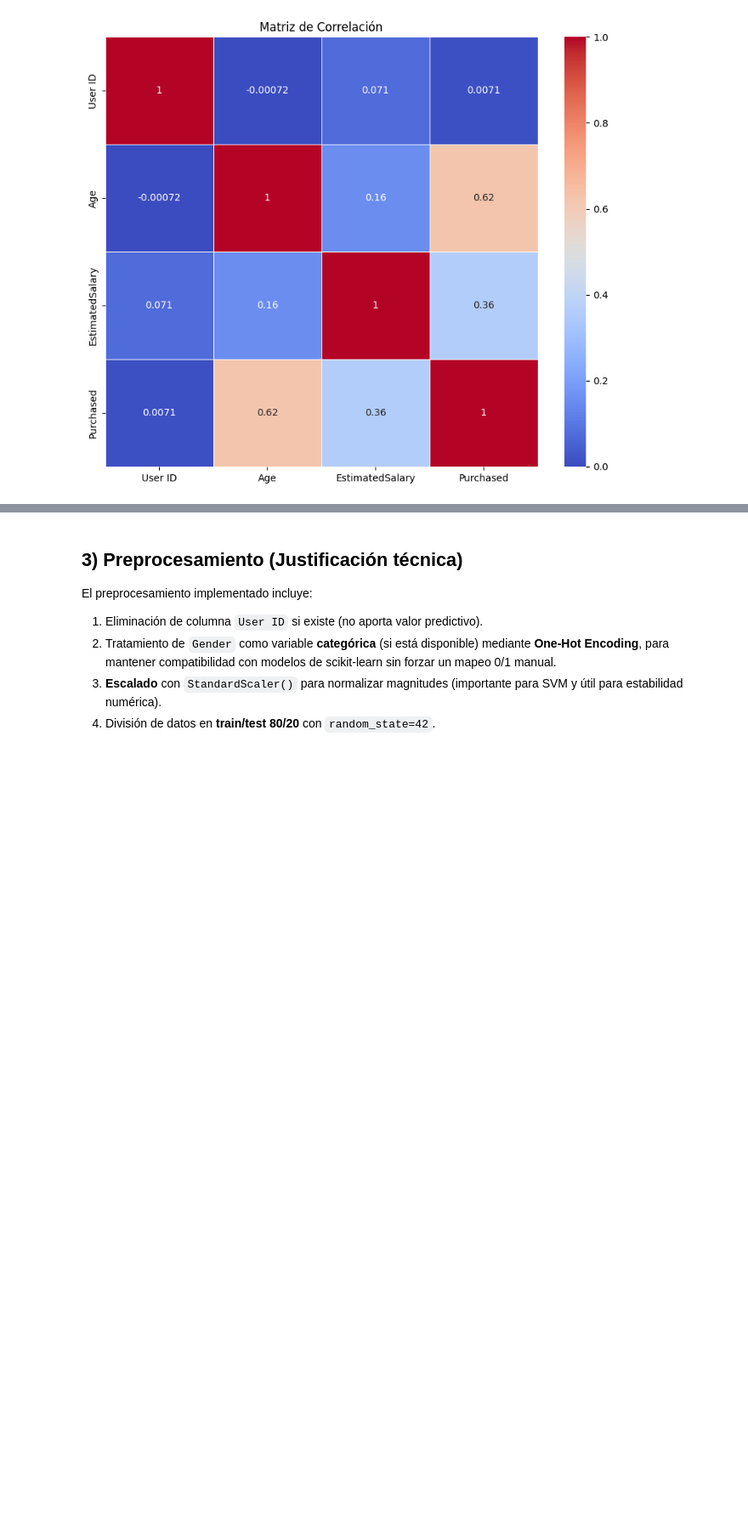
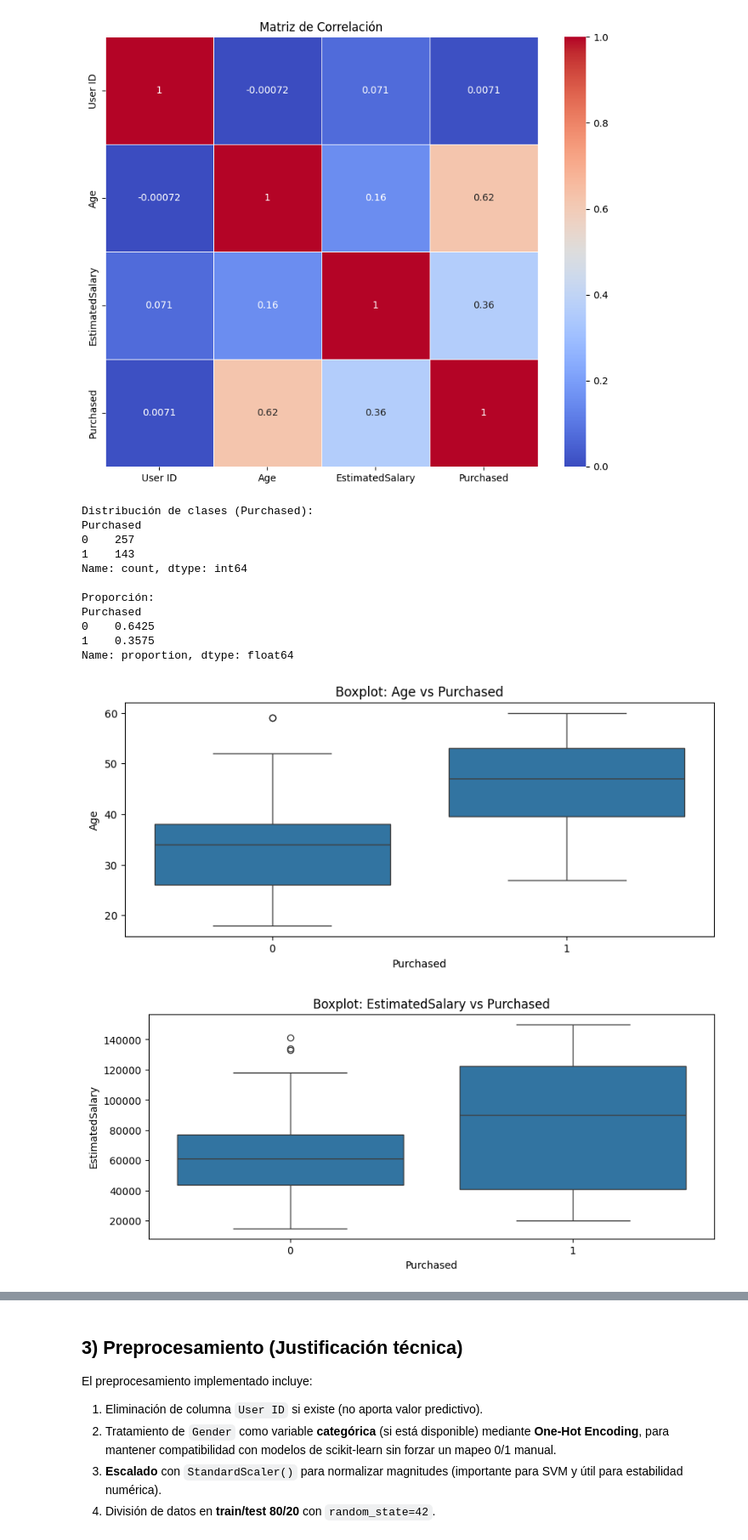
Before and after one commit to alissonavila-artemis/Clasificaci-n-t-cnica-mediante-SVM-Arbol-de-decision-y-random-forest, a Jupyter notebook: Modelos_Supervisados_labGuiado_(1).ipynb, the cells around one changed output, grey strips where cells are left out. Shown at 85% size. Cells and saved outputs as stored; diff of their text form; code cells hidden in the pictures; blank space fills up the shorter version.

```diff
--- a/Modelos_Supervisados_labGuiado_(1).ipynb
+++ b/Modelos_Supervisados_labGuiado_(1).ipynb
@@ -89,3 +92,35 @@ plt.savefig('correlation_matrix.png')
 plt.show()
 # %% [output]
 [figure]
+# %%
+
+print("\nDistribución de clases (Purchased):")
+print(df['Purchased'].value_counts())
+print("\nProporción:")
+print(df['Purchased'].value_counts(normalize=True))
+
+plt.figure(figsize=(10,4))
+sns.boxplot(data=df, x='Purchased', y='Age')
+plt.title("Boxplot: Age vs Purchased")
+plt.savefig("boxplot_age.png")
+plt.show()
+
+plt.figure(figsize=(10,4))
+sns.boxplot(data=df, x='Purchased', y='EstimatedSalary')
+plt.title("Boxplot: EstimatedSalary vs Purchased")
+plt.savefig("boxplot_salary.png")
+plt.show()
+# %% [output]
+Distribución de clases (Purchased):
+Purchased
+0    257
+1    143
+Name: count, dtype: int64
+
+Proporción:
+Purchased
+0    0.6425
+1    0.3575
+Name: proportion, dtype: float64
+[figure, added]
+[figure, added]
```
Also changed, not shown: parts of 5 cells of this notebook, 4 other files.
